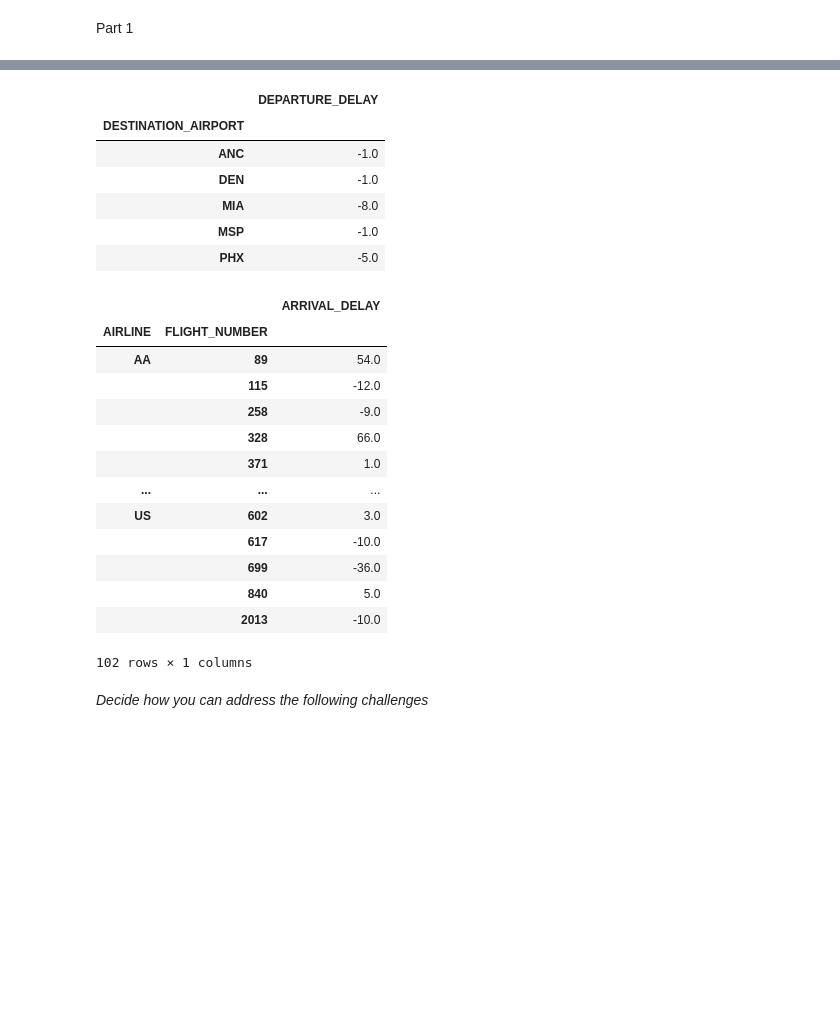
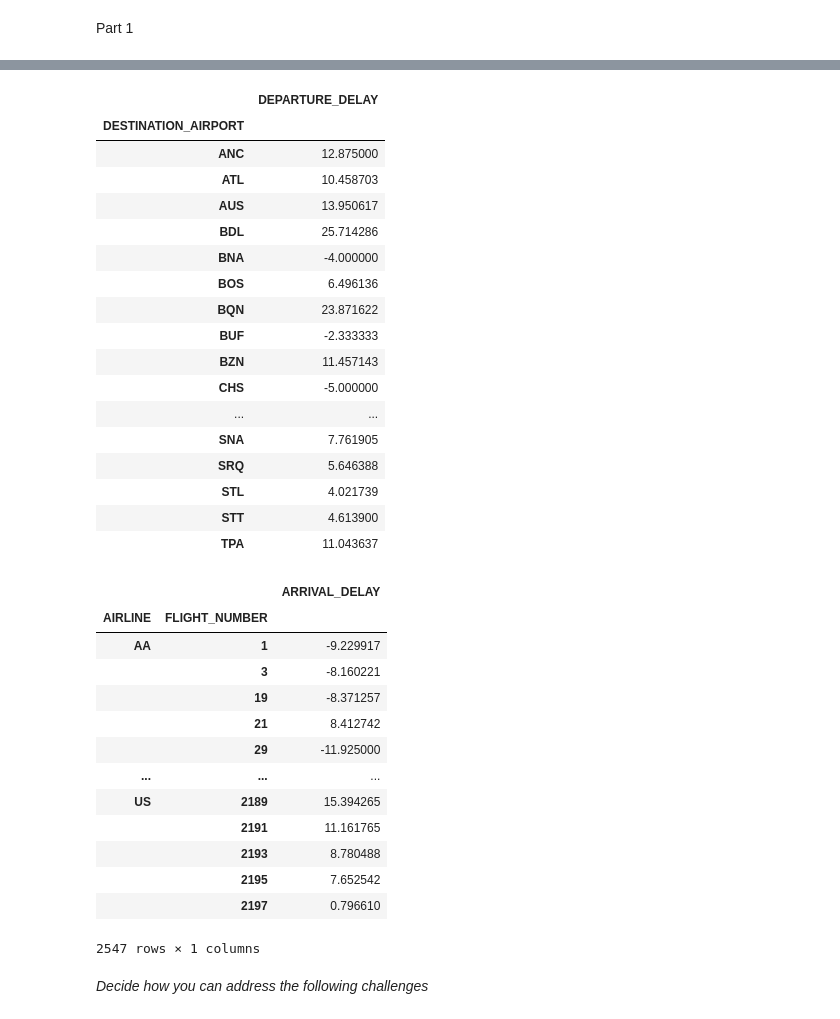
Before and after one commit to onionmccabbage/pythonFurtherAdvancedSept2025, a Jupyter notebook: SampleSolution_review4.ipynb, the cells around one changed output, grey strips where cells are left out. Saved outputs shown, nothing was run; the diff lists cells and outputs as text; code cells hidden in the pictures; blank space fills up the shorter version.

```diff
--- a/SampleSolution_review4.ipynb
+++ b/SampleSolution_review4.ipynb
@@ -12,7 +12,7 @@ import numpy as np
 import pandas as pd
 # %%
 # df = pd.read_csv('https://raw.githubusercontent.com/ismayc/pnwflights14/master/data/flights.csv')
-df = pd.read_csv('data/flights_small.csv') # these two sources have different amounts of data
+df = pd.read_csv('data/flights.csv') # these two sources have different amounts of data
 # %%
 df.head()
 # %% [output]
@@ -161,15 +159,26 @@ df[df.AIRLINE == 'AA'].dropna()
 # %%
-# A dataframe containing all flights departing from SEA grouped by destination
+# A dataframe containing all flights grouped by destination
 # NB here we use mean() to show actual data rather than just the groupby object
-df[df.ORIGIN_AIRPORT=='SEA'].groupby('DESTINATION_AIRPORT')[['DEPARTURE_DELAY']].mean() # nicely formatted data frame
+df.groupby('DESTINATION_AIRPORT')[['DEPARTURE_DELAY']].mean() # nicely formatted data frame
 # %% [output]
 |  | DEPARTURE_DELAY |
 | DESTINATION_AIRPORT |  |
-| ANC | -1.0 |
-| DEN | -1.0 |
-| MIA | -8.0 |
-| MSP | -1.0 |
-| PHX | -5.0 |
+| ANC | 12.875000 |
+| ATL | 10.458703 |
+| AUS | 13.950617 |
+| BDL | 25.714286 |
+| BNA | -4.000000 |
+| BOS | 6.496136 |
+| BQN | 23.871622 |
+| BUF | -2.333333 |
+| BZN | 11.457143 |
+| CHS | -5.000000 |
+| ... | ... |
+| SNA | 7.761905 |
+| SRQ | 5.646388 |
+| STL | 4.021739 |
+| STT | 4.613900 |
+| TPA | 11.043637 |
 # %%
 # A dataframe containing all flights grouped by airline and sorted by increasing flight duration
 result = df.groupby(['AIRLINE', 'FLIGHT_NUMBER'], sort=True)[['ARRIVAL_DELAY']].mean()
@@ -177,18 +186,18 @@ result
 # %% [output]
 |  |  | ARRIVAL_DELAY |
 | AIRLINE | FLIGHT_NUMBER |  |
-| AA | 89 | 54.0 |
-|  | 115 | -12.0 |
-|  | 258 | -9.0 |
-|  | 328 | 66.0 |
-|  | 371 | 1.0 |
+| AA | 1 | -9.229917 |
+|  | 3 | -8.160221 |
+|  | 19 | -8.371257 |
+|  | 21 | 8.412742 |
+|  | 29 | -11.925000 |
 | ... | ... | ... |
-| US | 602 | 3.0 |
-|  | 617 | -10.0 |
-|  | 699 | -36.0 |
-|  | 840 | 5.0 |
-|  | 2013 | -10.0 |
+| US | 2189 | 15.394265 |
+|  | 2191 | 11.161765 |
+|  | 2193 | 8.780488 |
+|  | 2195 | 7.652542 |
+|  | 2197 | 0.796610 |
-102 rows × 1 columns
+2547 rows × 1 columns
 # %% [markdown]
 *Decide how you can address the following challenges*
 # %%
```
Also changed, not shown: parts of 14 cells of this notebook, 13 other files.
